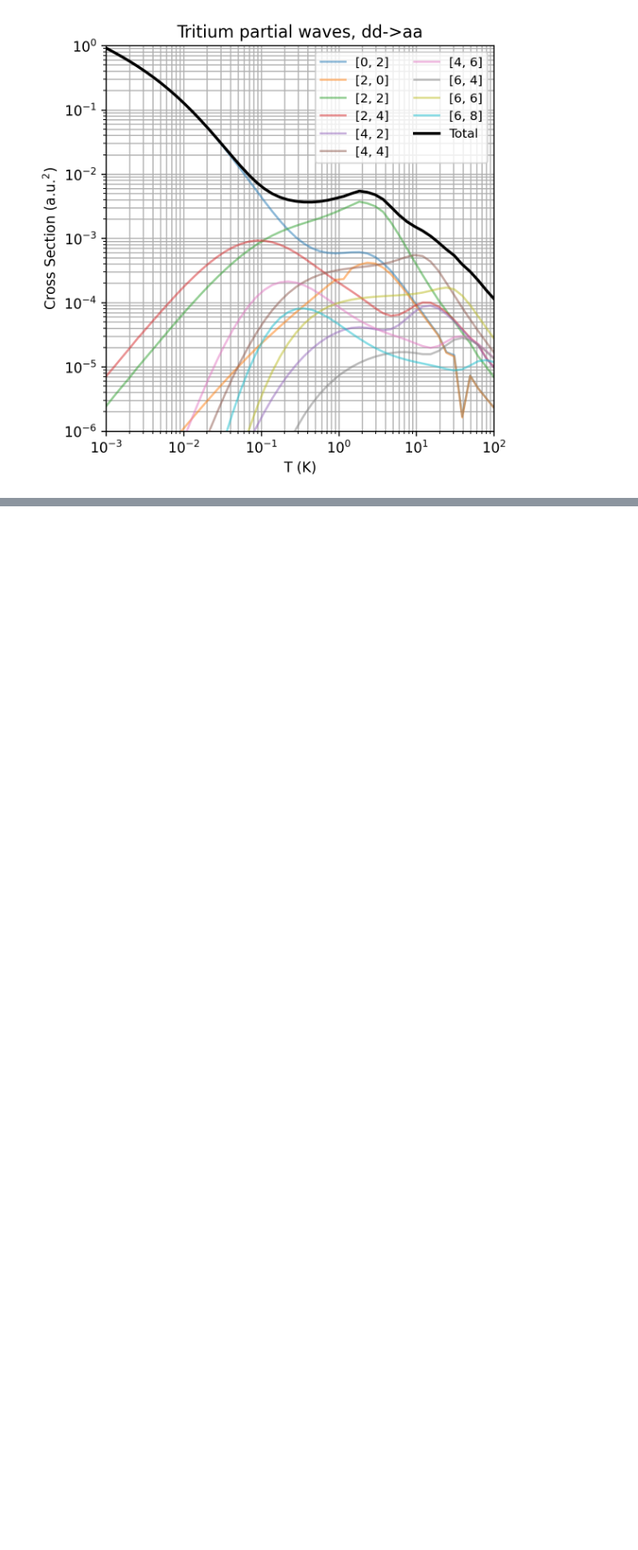
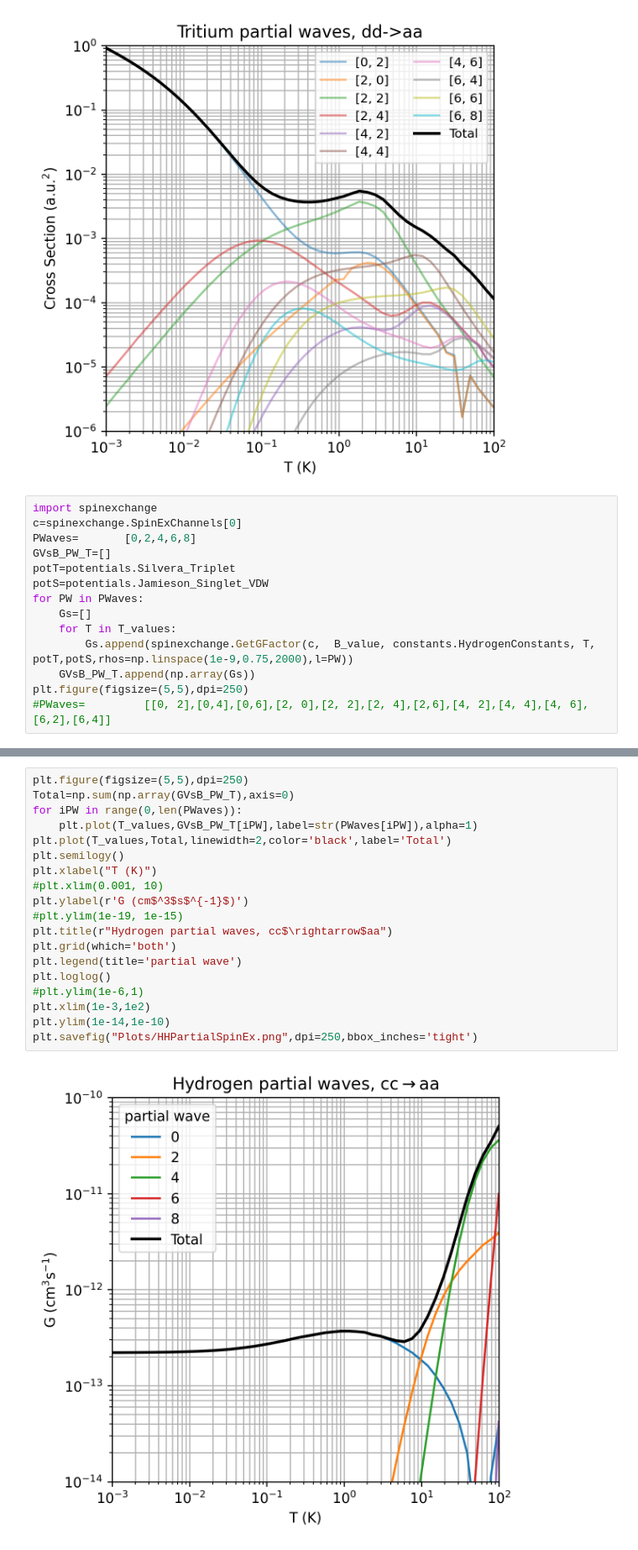
Before and after one commit to UTA-NURES/AtomicHScattering, a Jupyter notebook: examples/Higher Partial Waves.ipynb, the cells around one changed output, grey strips where cells are left out. Shown at 84% size. Drawn from its saved outputs; the diff is of its cells as text; blank space fills up the shorter version.

Commit message:
Add sum plots

```diff
--- a/examples/Higher Partial Waves.ipynb
+++ b/examples/Higher Partial Waves.ipynb
@@ -101,3 +101,17 @@ plt.savefig("Plots/TTPartialsDipole.png",dpi=250,bbox_inches='tight')
 plt.show()
 # %% [output]
 [figure]
+# %%
+import spinexchange
+c=spinexchange.SpinExChannels[0]
+PWaves=       [0,2,4,6,8]
+GVsB_PW_T=[]
+potT=potentials.Silvera_Triplet
+potS=potentials.Jamieson_Singlet_VDW
+for PW in PWaves:
+    Gs=[]
+    for T in T_values:
+        Gs.append(spinexchange.GetGFactor(c,  B_value, constants.HydrogenConstants, T, potT,potS,rhos=np.linspace(1e-9,0.75,2000),l=PW))
+    GVsB_PW_T.append(np.array(Gs))
+plt.figure(figsize=(5,5),dpi=250)
+#PWaves=         [[0, 2],[0,4],[0,6],[2, 0],[2, 2],[2, 4],[2,6],[4, 2],[4, 4],[4, 6],[6,2],[6,4]]
@@ -103,0 +121,21 @@ plt.show()
+# %%
+plt.figure(figsize=(5,5),dpi=250)
+Total=np.sum(np.array(GVsB_PW_T),axis=0)
+for iPW in range(0,len(PWaves)):
+    plt.plot(T_values,GVsB_PW_T[iPW],label=str(PWaves[iPW]),alpha=1)
+plt.plot(T_values,Total,linewidth=2,color='black',label='Total')
+plt.semilogy()
+plt.xlabel("T (K)")
+#plt.xlim(0.001, 10)
+plt.ylabel(r'G (cm$^3$s$^{-1}$)')
+#plt.ylim(1e-19, 1e-15)
+plt.title(r"Hydrogen partial waves, cc$\rightarrow$aa")
+plt.grid(which='both')
+plt.legend(title='partial wave')
+plt.loglog()
+#plt.ylim(1e-6,1)
+plt.xlim(1e-3,1e2)
+plt.ylim(1e-14,1e-10)
+plt.savefig("Plots/HHPartialSpinEx.png",dpi=250,bbox_inches='tight')
+# %% [output]
+[figure, added]
```
Also changed, not shown: parts of 2 cells of this notebook, 16 other files.
